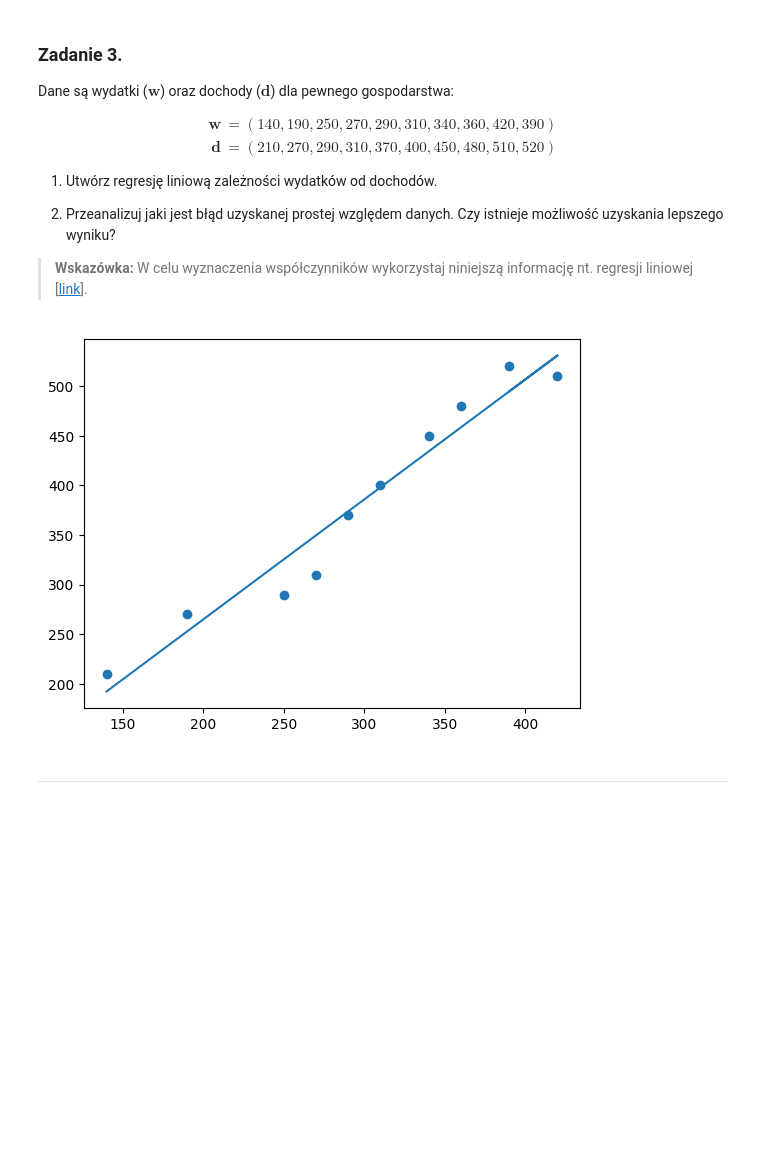
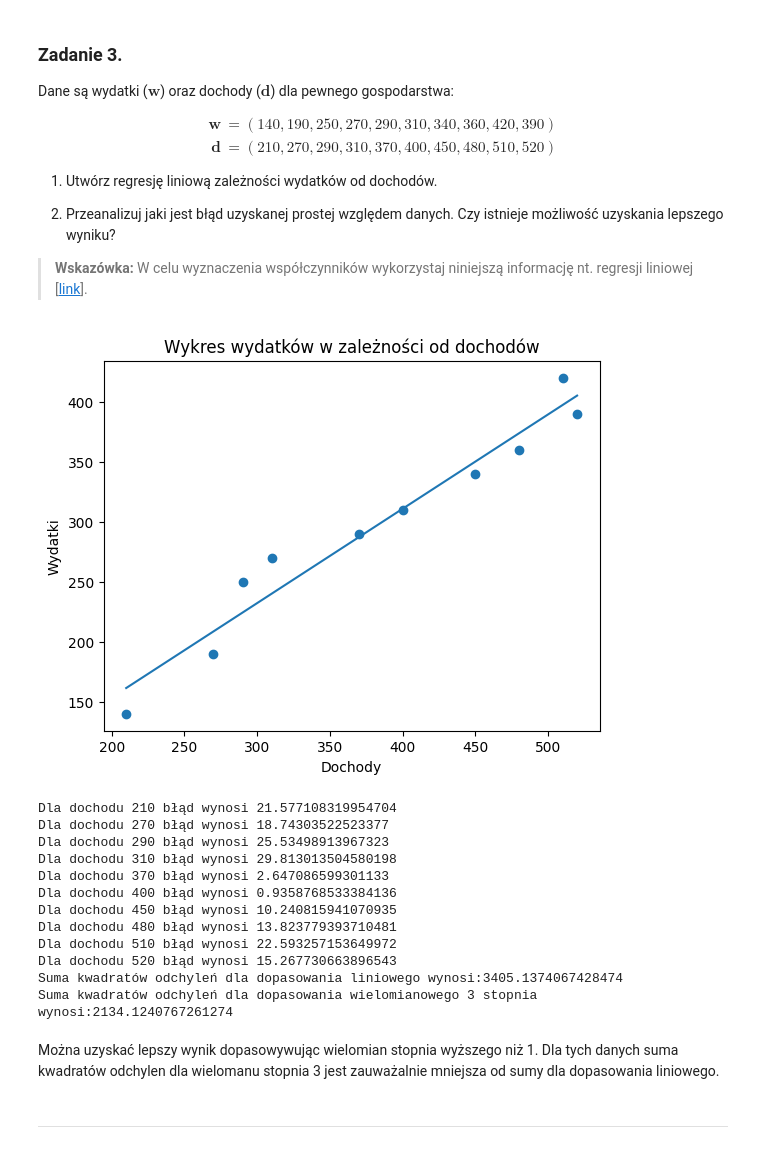
Before and after one commit to MN-KJ-2025/lab-5-r-wnania-m-x-n-GrawtoG, a Jupyter notebook: sprawozdanie.ipynb, the cells around one changed output. Drawn from its saved outputs; the diff is of its cells as text; code cells hidden in the pictures; blank space fills up the shorter version.

```diff
--- a/sprawozdanie.ipynb
+++ b/sprawozdanie.ipynb
@@ -190,14 +270,50 @@ $$
 # Dane do Zadania 3.
 w = np.array([140, 190, 250, 270, 290, 310, 340, 360, 420, 390])
 d = np.array([210, 270, 290, 310, 370, 400, 450, 480, 510, 520])
-# %%
-# ===== Twoja implementacja tutaj =====
-a,b=np.polyfit(w,d,1)
-plt.scatter(w,d)
-plt.plot(w,[a*x+b for x in w])
-plt.show()
-# %% [output]
-[figure, removed]
+# %%
+# ===== Twoja implementacja tutaj =====
+
+def lin_reg(x,y):
+    n=len(x)
+    b=(sum(y)*sum(x**2)-sum(x)*sum(x*y))/(n*sum(x**2)-sum(x)**2)
+    a=(n*sum(x*y)-sum(x)*sum(y))/(n*sum(x**2)-sum(x)**2)
+    return a,b
+
+a,b=lin_reg(d,w)
+
+plt.scatter(d,w)
+plt.plot(d,[a*x+b for x in d])
+plt.title("Wykres wydatków w zależności od dochodów")
+plt.xlabel("Dochody")
+plt.ylabel("Wydatki")
+plt.show()
+k=[]
+for _w,_d in zip(w,d):
+    k.append(abs((a*_d+b)-_w))
+    print(f"Dla dochodu {_d} błąd wynosi {k[-1]}")
+print(f"Suma kwadratów odchyleń dla dopasowania liniowego wynosi:{sum([l*l for l in k])}")
+
+k=[]
+a,b,c,g=np.polyfit(d,w,3)
+for _w,_d in zip(w,d):
+    k.append(abs((a*_d**3+b*_d**2+c*_d+g)-_w))
+print(f"Suma kwadratów odchyleń dla dopasowania wielomianowego 3 stopnia wynosi:{sum([l*l for l in k])}")
+# %% [output]
+[figure, added]
+Dla dochodu 210 błąd wynosi 21.577108319954704
+Dla dochodu 270 błąd wynosi 18.74303522523377
+Dla dochodu 290 błąd wynosi 25.53498913967323
+Dla dochodu 310 błąd wynosi 29.813013504580198
+Dla dochodu 370 błąd wynosi 2.647086599301133
+Dla dochodu 400 błąd wynosi 0.9358768533384136
+Dla dochodu 450 błąd wynosi 10.240815941070935
+Dla dochodu 480 błąd wynosi 13.823779393710481
+Dla dochodu 510 błąd wynosi 22.593257153649972
+Dla dochodu 520 błąd wynosi 15.267730663896543
+Suma kwadratów odchyleń dla dopasowania liniowego wynosi:3405.1374067428474
+Suma kwadratów odchyleń dla dopasowania wielomianowego 3 stopnia wynosi:2134.1240767261274
+# %% [markdown]
+Można uzyskać lepszy wynik dopasowywując wielomian stopnia wyższego niż 1. Dla tych danych suma kwadratów odchylen dla wielomanu stopnia 3 jest zauważalnie mniejsza od sumy dla dopasowania liniowego.
 # %% [markdown]
 ---
 # %% [markdown]
```
Also changed, not shown: parts of 16 cells of this notebook, 3 other files.
